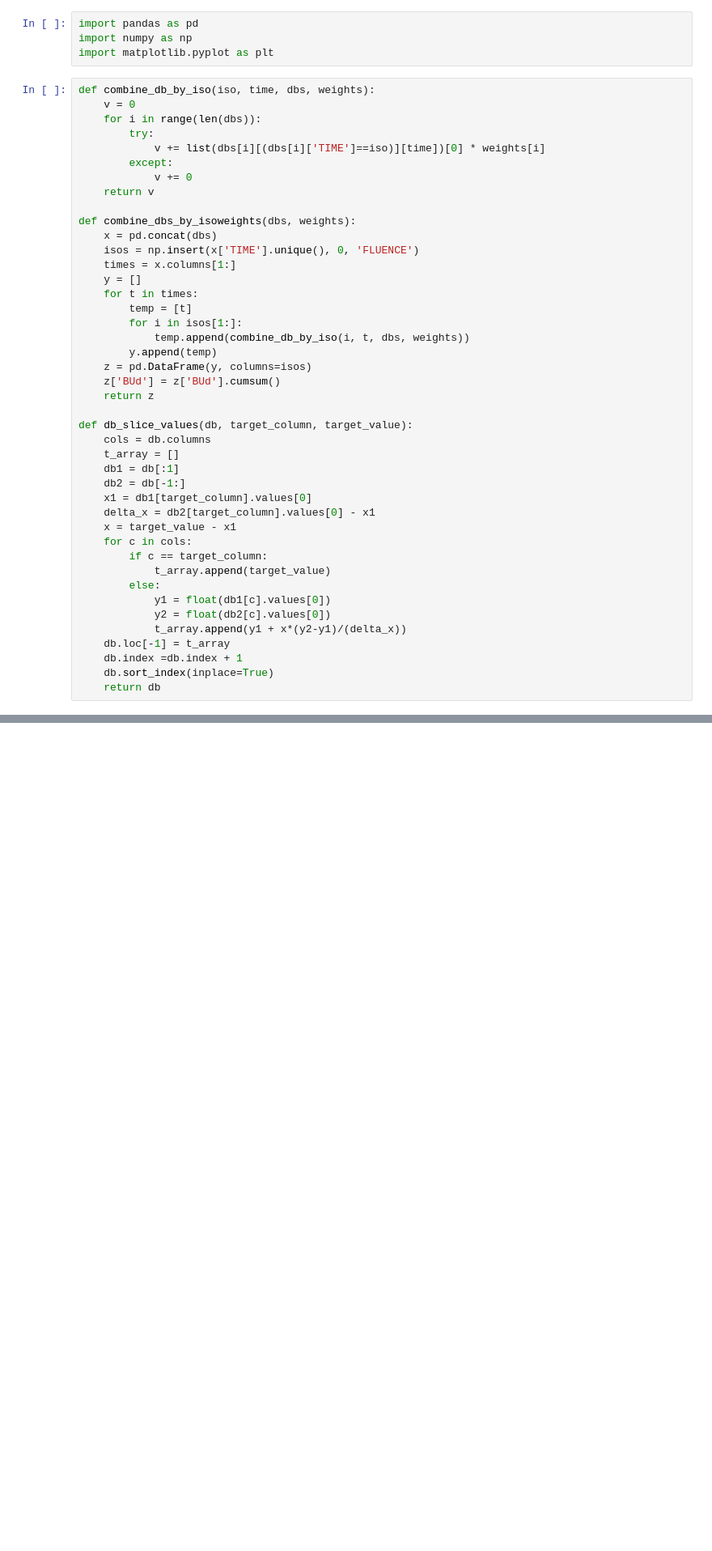
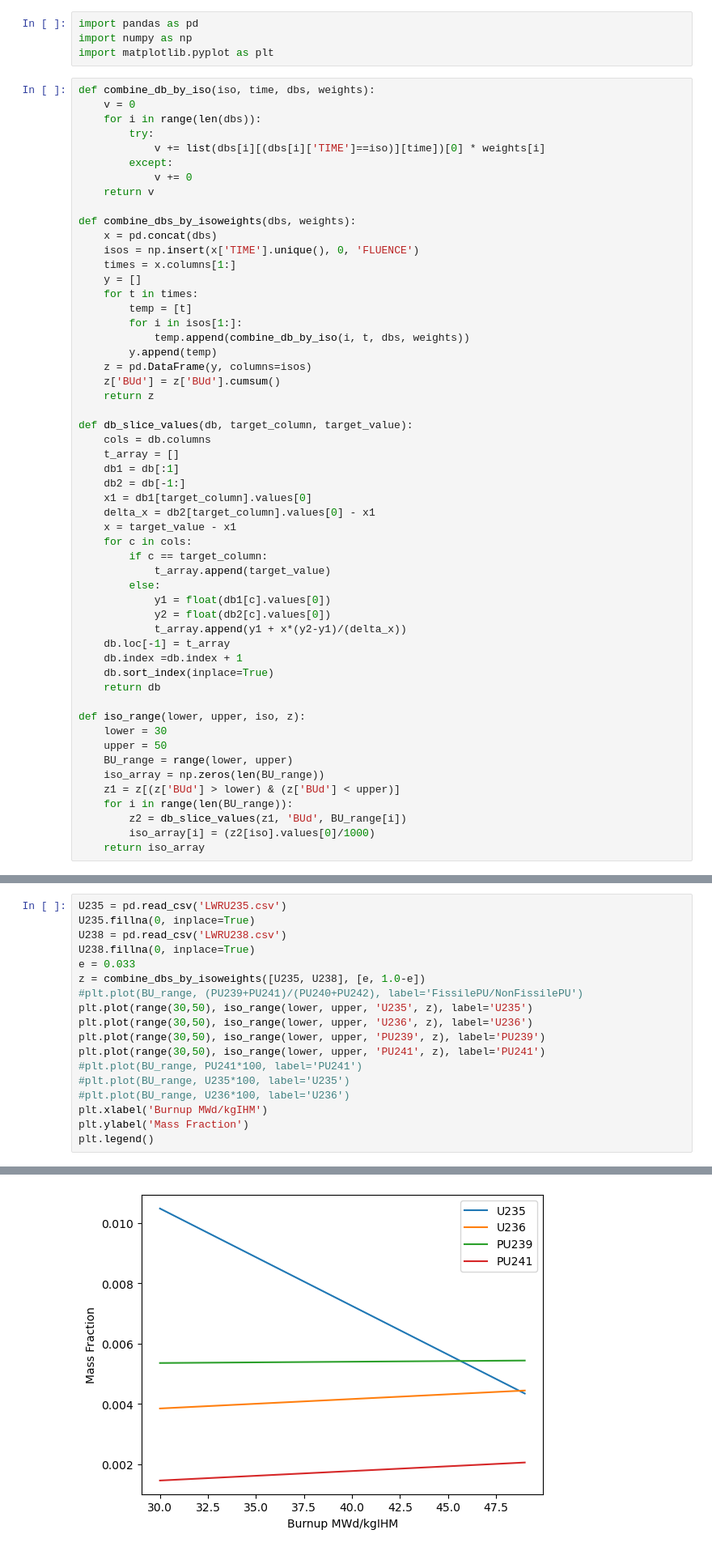
Before and after one commit to FlanFlanagan/misc_python, a Jupyter notebook: bright-test/build_fuel.ipynb, the cells around one changed output, grey strips where cells are left out. Shown at 81% size. Drawn from its saved outputs; the diff is of its cells as text; blank space fills up the shorter version.

```diff
--- a/bright-test/build_fuel.ipynb
+++ b/bright-test/build_fuel.ipynb
@@ -45,4 +45,15 @@ def db_slice_values(db, target_column, target_value):
     db.index =db.index + 1
     db.sort_index(inplace=True)
     return db
+
+def iso_range(lower, upper, iso, z):
+    lower = 30
+    upper = 50
+    BU_range = range(lower, upper)
+    iso_array = np.zeros(len(BU_range))
+    z1 = z[(z['BUd'] > lower) & (z['BUd'] < upper)]
+    for i in range(len(BU_range)):
+        z2 = db_slice_values(z1, 'BUd', BU_range[i])
+        iso_array[i] = (z2[iso].values[0]/1000)
+    return iso_array
 # %%
@@ -91,0 +123,19 @@ plt.legend()
+# %%
+U235 = pd.read_csv('LWRU235.csv')
+U235.fillna(0, inplace=True)
+U238 = pd.read_csv('LWRU238.csv')
+U238.fillna(0, inplace=True)
+e = 0.033
+z = combine_dbs_by_isoweights([U235, U238], [e, 1.0-e])
+#plt.plot(BU_range, (PU239+PU241)/(PU240+PU242), label='FissilePU/NonFissilePU')
+plt.plot(range(30,50), iso_range(lower, upper, 'U235', z), label='U235')
+plt.plot(range(30,50), iso_range(lower, upper, 'U236', z), label='U236')
+plt.plot(range(30,50), iso_range(lower, upper, 'PU239', z), label='PU239')
+plt.plot(range(30,50), iso_range(lower, upper, 'PU241', z), label='PU241')
+#plt.plot(BU_range, PU241*100, label='PU241')
+#plt.plot(BU_range, U235*100, label='U235')
+#plt.plot(BU_range, U236*100, label='U236')
+plt.xlabel('Burnup MWd/kgIHM')
+plt.ylabel('Mass Fraction')
+plt.legend()
+# %% [output]
@@ -91,0 +160 @@ plt.legend()
+[figure, added]
```
Also changed, not shown: parts of 8 cells of this notebook, 2 other files.
